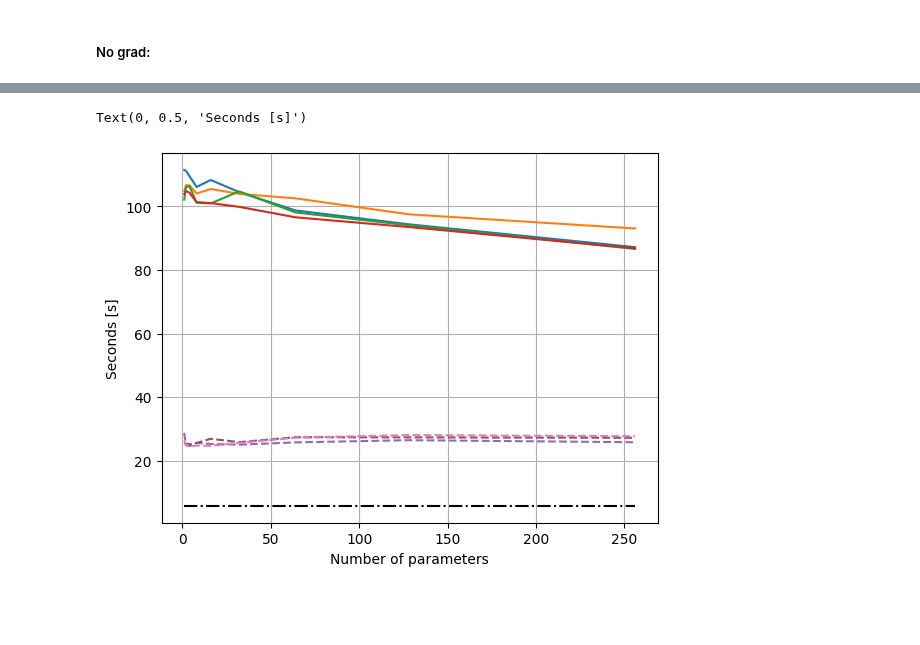
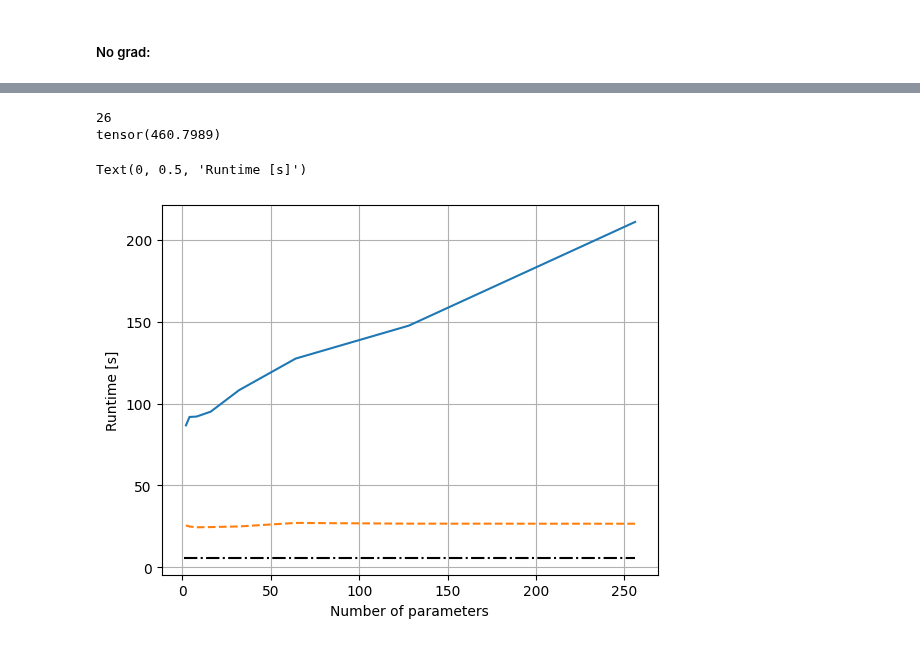
Before and after one commit to TorjeiHelset/master_project, a Jupyter notebook: notebooks/comparing_fwd_bwd_ad.ipynb, the cells around one changed output, grey strips where cells are left out. Cells and saved outputs as stored; diff of their text form; code cells hidden in the pictures; blank space fills up the shorter version.

```diff
--- a/notebooks/comparing_fwd_bwd_ad.ipynb
+++ b/notebooks/comparing_fwd_bwd_ad.ipynb
@@ -219,0 +144,12 @@ Jacobi matrix: tensor([2.5428e-08, 2.5428e-08])
+# %%
+fwd_times = []
+forward_sizes = 2**np.arange(1, 9)
+for i in tqdm(forward_sizes):
+    with contextlib.redirect_stdout(None):
+        speeds = torch.ones(i) * (50 / 3.6)
+        start = time.time()
+        # jacobian = jacfwd(create_network)(speeds)
+        jacobian(create_network, speeds, vectorize=True, strategy="forward-mode")
+        endtime = time.time()
+    fwd_times.append(endtime-start)
+plt.plot(forward_sizes, fwd_times)
@@ -271,0 +161,10 @@ Time used for one parameter: 26.342349767684937
+# %%
+bwd_times = []
+backward_sizes = 2**np.arange(1, 9)
+for i in tqdm(backward_sizes):
+    with contextlib.redirect_stdout(None):
+        start = time.time()
+        create_bwd_network(i)
+        endtime = time.time()
+    bwd_times.append(endtime-start)
+plt.plot(backward_sizes, bwd_times)
@@ -296 +176,9 @@ Time for no-grad simulation: 6.059426307678223
+# %%
+start = time.time()
+create_network_nograd()
+endtime = time.time()
+no_grad_time = endtime - start
+# %% [output]
+26
+tensor(460.7989)
 # %%
@@ -316,19 +204,11 @@ times_no_grad = [5.671, 5.762, 5.712, 5.789, 5.872]
 # %%
-plt.plot(n_params, times, '-')
-plt.plot(n_params, times_2, '-')
-plt.plot(n_params, times_3, '-')
-plt.plot(n_params, times_4, '-')
-plt.plot(n_params, times_bwd, '--')
-plt.plot(n_params, times_bwd_2, '--')
-plt.plot(n_params, times_bwd_3, '--')
-
-
-plt.plot([1, 256], [np.mean(np.array(times_no_grad)), np.mean(np.array(times_no_grad))], 'k-.')
-
+plt.plot(forward_sizes, fwd_times, '-')
+plt.plot(backward_sizes, bwd_times, '--')
+plt.plot([1, np.max([np.max(forward_sizes), np.max(backward_sizes)])], [no_grad_time, no_grad_time], 'k-.')
 
 plt.grid()
 plt.xlabel("Number of parameters")
-plt.ylabel("Seconds [s]")
+plt.ylabel("Runtime [s]")
 # %% [output]
-Text(0, 0.5, 'Seconds [s]')
+Text(0, 0.5, 'Runtime [s]')
-[figure, old version]
+[figure, new version]
```
Also changed, not shown: parts of 7 cells of this notebook, 1 other file.
